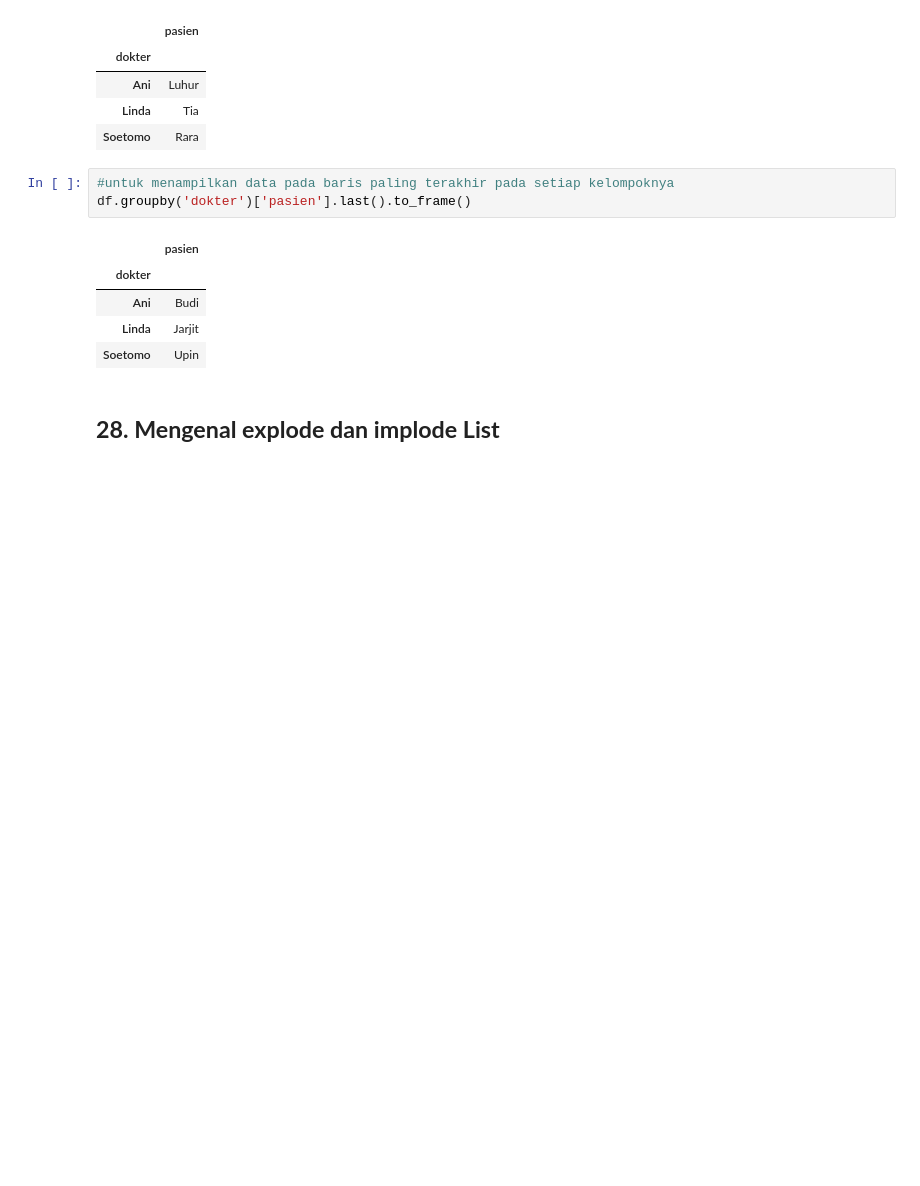
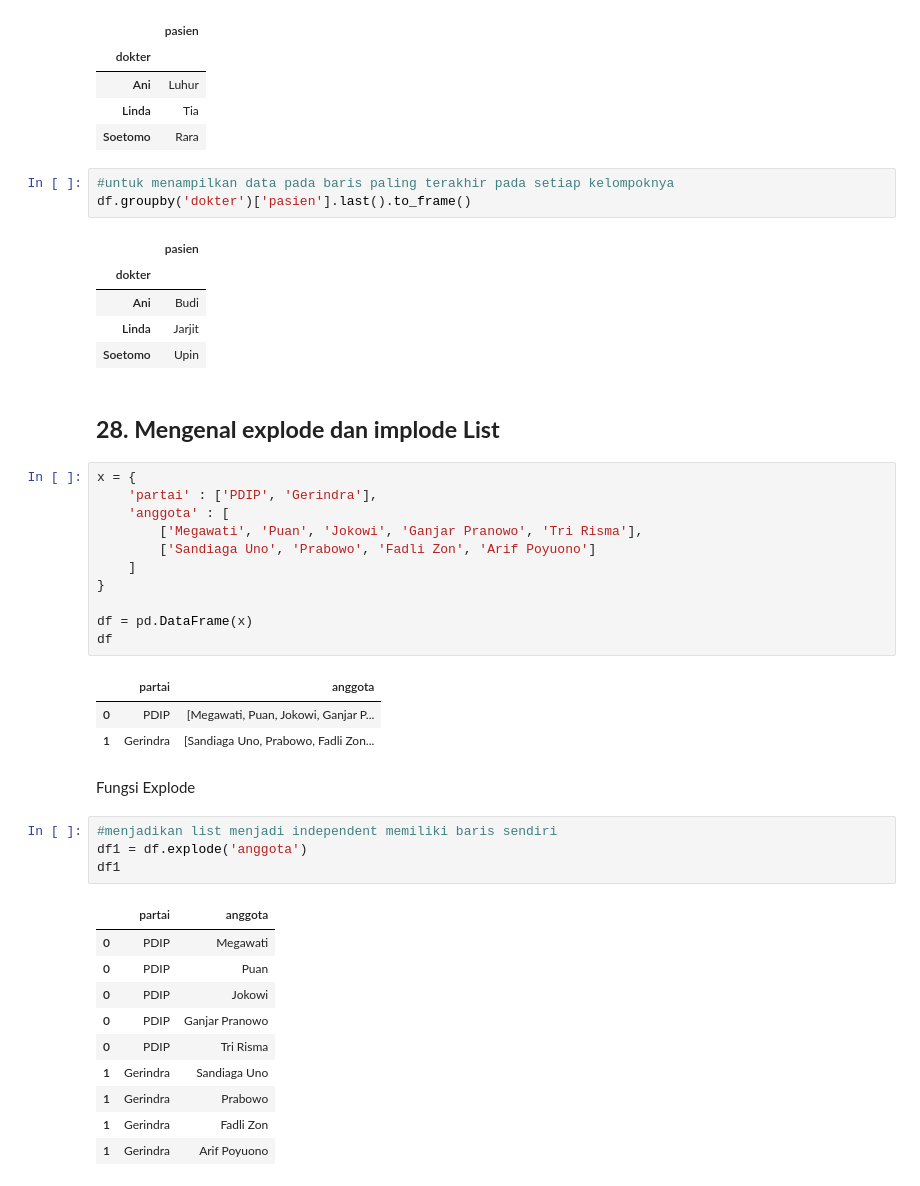
Before and after one commit to Edy-Mochamad/Learn-jupyter-notebook, a Jupyter notebook: pandas.ipynb, the cells around one changed output. Cells and saved outputs as stored; diff of their text form; blank space fills up the shorter version.

```diff
--- a/pandas.ipynb
+++ b/pandas.ipynb
@@ -1354,3 +1355,35 @@ df.groupby('dokter')['pasien'].last().to_frame()
 | Soetomo | Upin |
 # %% [markdown]
 ## **28. Mengenal explode dan implode List**
+# %%
+x = {
+    'partai' : ['PDIP', 'Gerindra'],
+    'anggota' : [
+        ['Megawati', 'Puan', 'Jokowi', 'Ganjar Pranowo', 'Tri Risma'],
+        ['Sandiaga Uno', 'Prabowo', 'Fadli Zon', 'Arif Poyuono']
+    ]
+}
+
+df = pd.DataFrame(x)
+df
+# %% [output]
+|  | partai | anggota |
+| 0 | PDIP | [Megawati, Puan, Jokowi, Ganjar P... |
+| 1 | Gerindra | [Sandiaga Uno, Prabowo, Fadli Zon... |
+# %% [markdown]
+Fungsi Explode
+# %%
+#menjadikan list menjadi independent memiliki baris sendiri
+df1 = df.explode('anggota')
+df1
+# %% [output]
+|  | partai | anggota |
+| 0 | PDIP | Megawati |
+| 0 | PDIP | Puan |
+| 0 | PDIP | Jokowi |
+| 0 | PDIP | Ganjar Pranowo |
+| 0 | PDIP | Tri Risma |
+| 1 | Gerindra | Sandiaga Uno |
+| 1 | Gerindra | Prabowo |
+| 1 | Gerindra | Fadli Zon |
+| 1 | Gerindra | Arif Poyuono |
```
Also changed, not shown: parts of 5 cells of this notebook.
